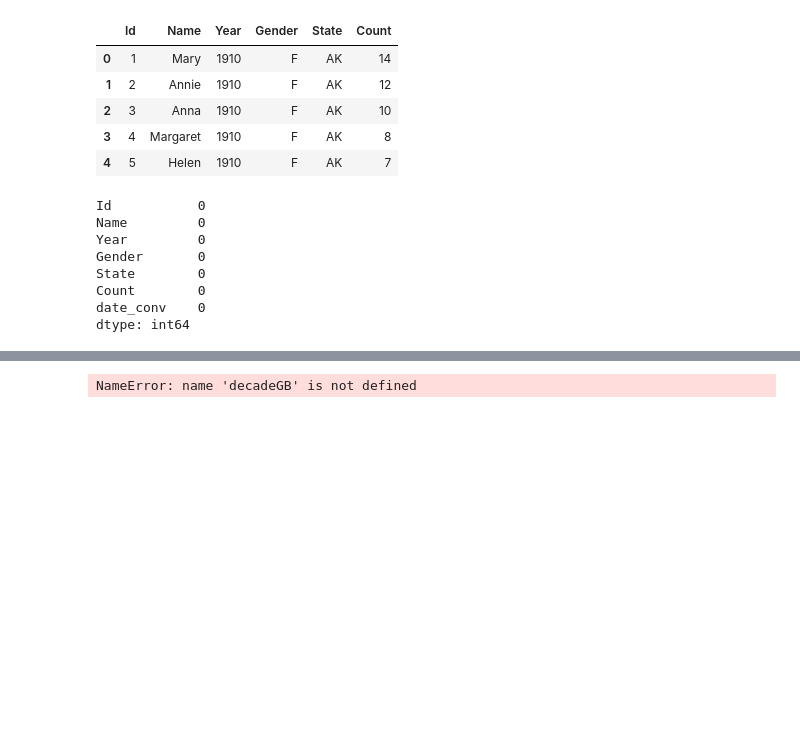
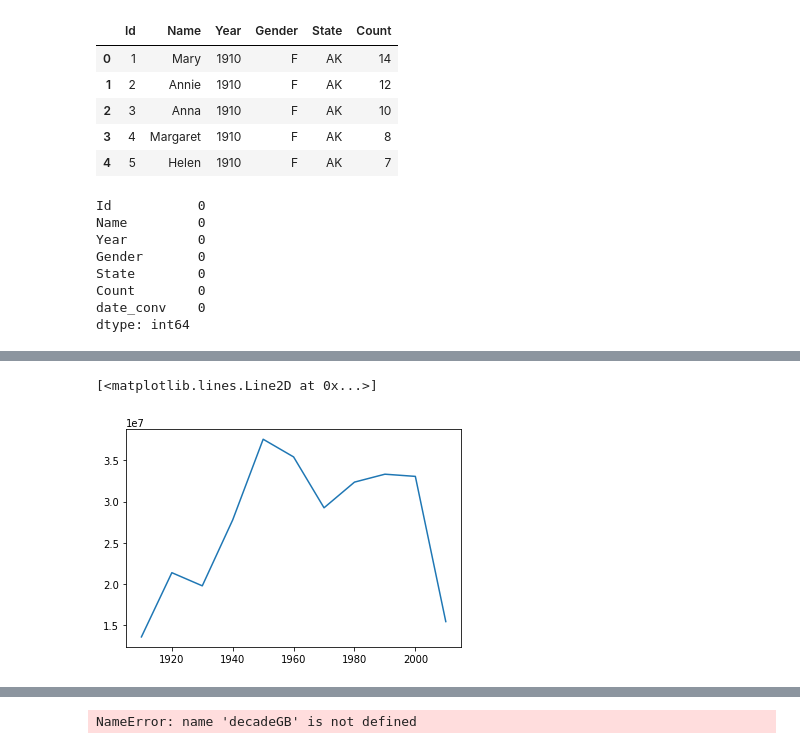
Before and after one commit to kekelee0714/BootcampProject, a Jupyter notebook: Matt/kaggleDataMatt.ipynb, the cells around one changed output, grey strips where cells are left out. Drawn from its saved outputs; the diff is of its cells as text; code cells hidden in the pictures; blank space fills up the shorter version.

```diff
--- a/Matt/kaggleDataMatt.ipynb
+++ b/Matt/kaggleDataMatt.ipynb
@@ -62,0 +70,5 @@ baby_name_new
+# %%
+plt.plot(baby_name_new.groupby(['Decade']).agg({'Count':np.sum}))
+# %% [output]
+[<matplotlib.lines.Line2D at 0x...>]
+[figure, added]
```
Also changed, not shown: parts of 4 cells of this notebook.
